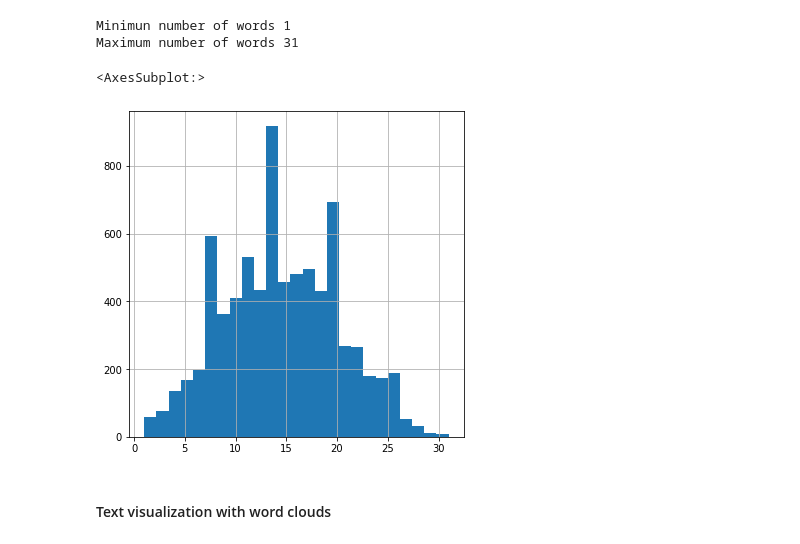
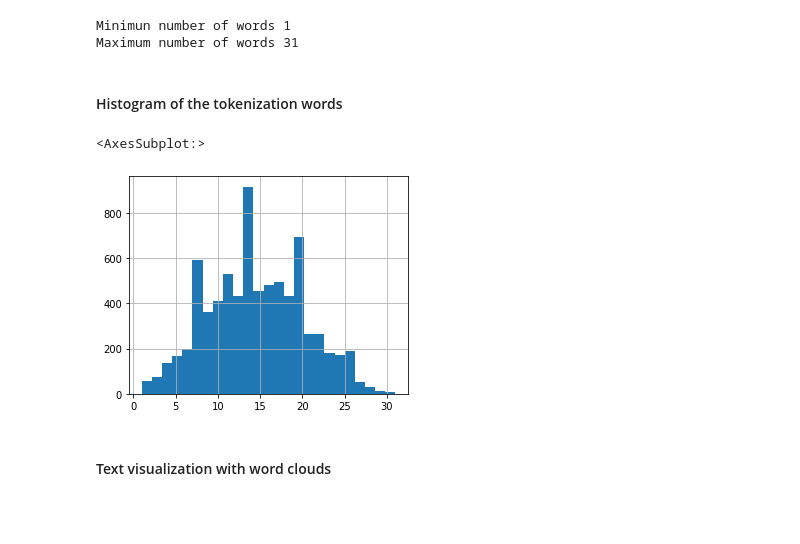
Before and after one commit to oscarciceri/Disaster_Monitoring-_Based_On_Tweets, a Jupyter notebook: EDA_oscar.ipynb, the cells around one changed output. Cells and saved outputs as stored; diff of their text form; code cells hidden in the pictures; blank space fills up the shorter version.

```diff
--- a/EDA_oscar.ipynb
+++ b/EDA_oscar.ipynb
@@ -178,0 +188,3 @@ df.head(5)
+# %%
+df['text_clean']=df['text_clean'].apply(lambda x:re.sub('https?://\S+|www\.\S+', '', x))
+df.head(5)
@@ -178,0 +200,4 @@ df.head(5)
+# %%
+df['text_clean']=df['text_clean'].apply(lambda x:re.sub('\[.*?\]', '', x))
+df['text_clean']=df['text_clean'].apply(lambda x:re.sub('<.*?>+', '', x))
+df.head(5)
@@ -206,0 +241,6 @@ df.head(5)
+# %%
+df_target = df['target'].value_counts().to_frame()
+
+## seaborn barplot to display barchart
+rcParams['figure.figsize'] = 5, 4
+sns.barplot(data=df_target, x=df_target.index, y="target")
@@ -281,10 +314,11 @@ Maximum number of words 31
+# %% [markdown]
+#### Histogram of the tokenization words
 # %%
 ## Setting the resolution for better clarity
-rcParams['figure.figsize'] = 6, 6
 review_words_lengths.hist(bins = 25)
 # %% [output]
 <AxesSubplot:>
-[figure, old version]
+[figure, new version]
 # %% [markdown]
 #### Text visualization with word clouds
 # %%
```
Also changed, not shown: parts of 25 cells of this notebook.
